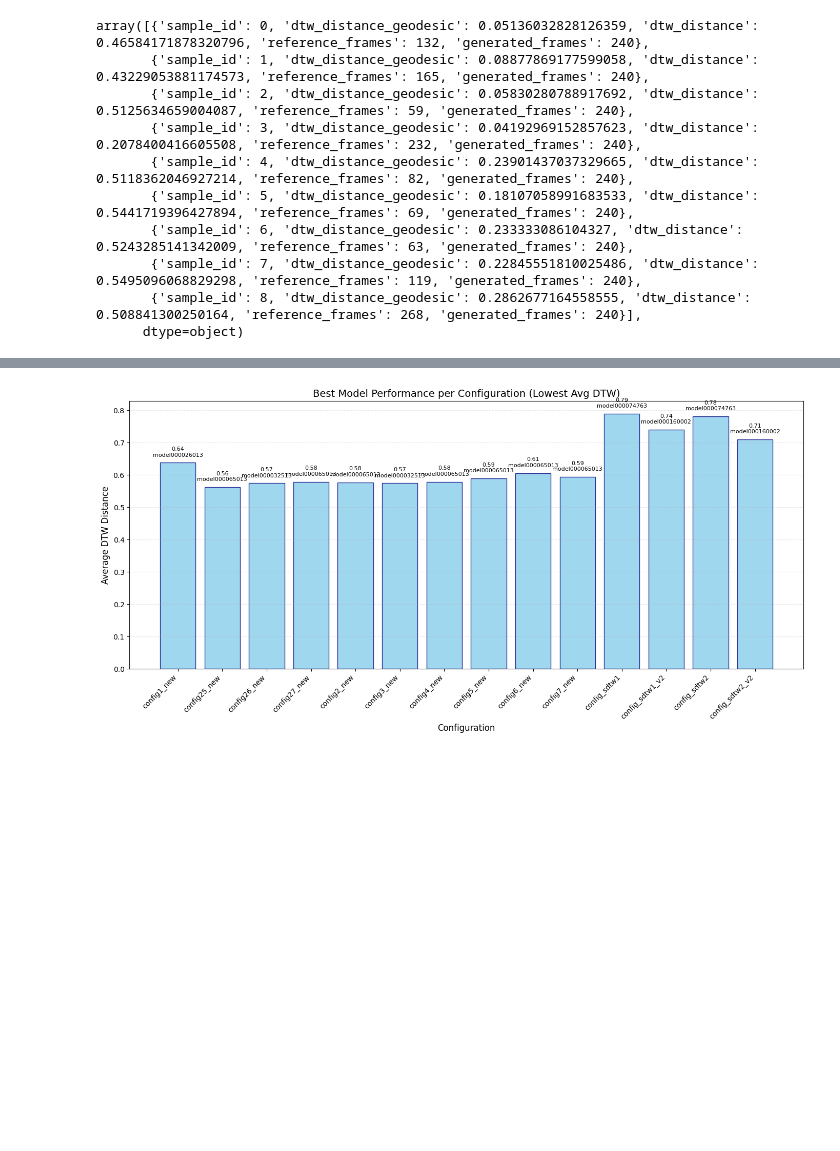
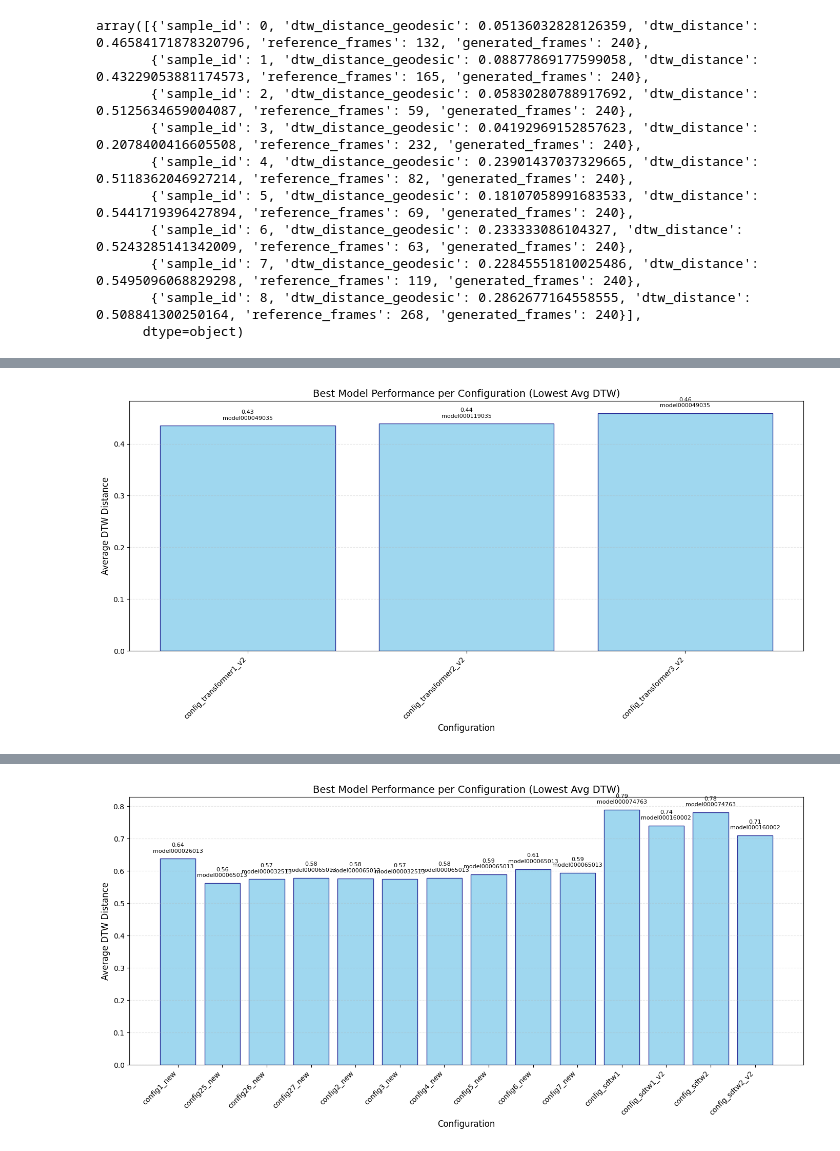
Before and after one commit to Rui1818/3d_motion_generation_cp, a Jupyter notebook: stats.ipynb, the cells around one changed output, grey strips where cells are left out. Saved outputs shown, nothing was run; the diff lists cells and outputs as text; code cells hidden in the pictures; blank space fills up the shorter version.

```diff
--- a/stats.ipynb
+++ b/stats.ipynb
@@ -623,0 +603,3 @@ Warning: Failed to load or process results/presentation\config_window8_v2\model0
+# %%
+plot_best_models("results/transformer_v2/transformer30_v2", key="dtw_distance_root_normalized")
+# %% [output]
@@ -623,0 +624 @@ Warning: Failed to load or process results/presentation\config_window8_v2\model0
+[figure, added]
```
Also changed, not shown: parts of 4 cells of this notebook, 2 other files.
